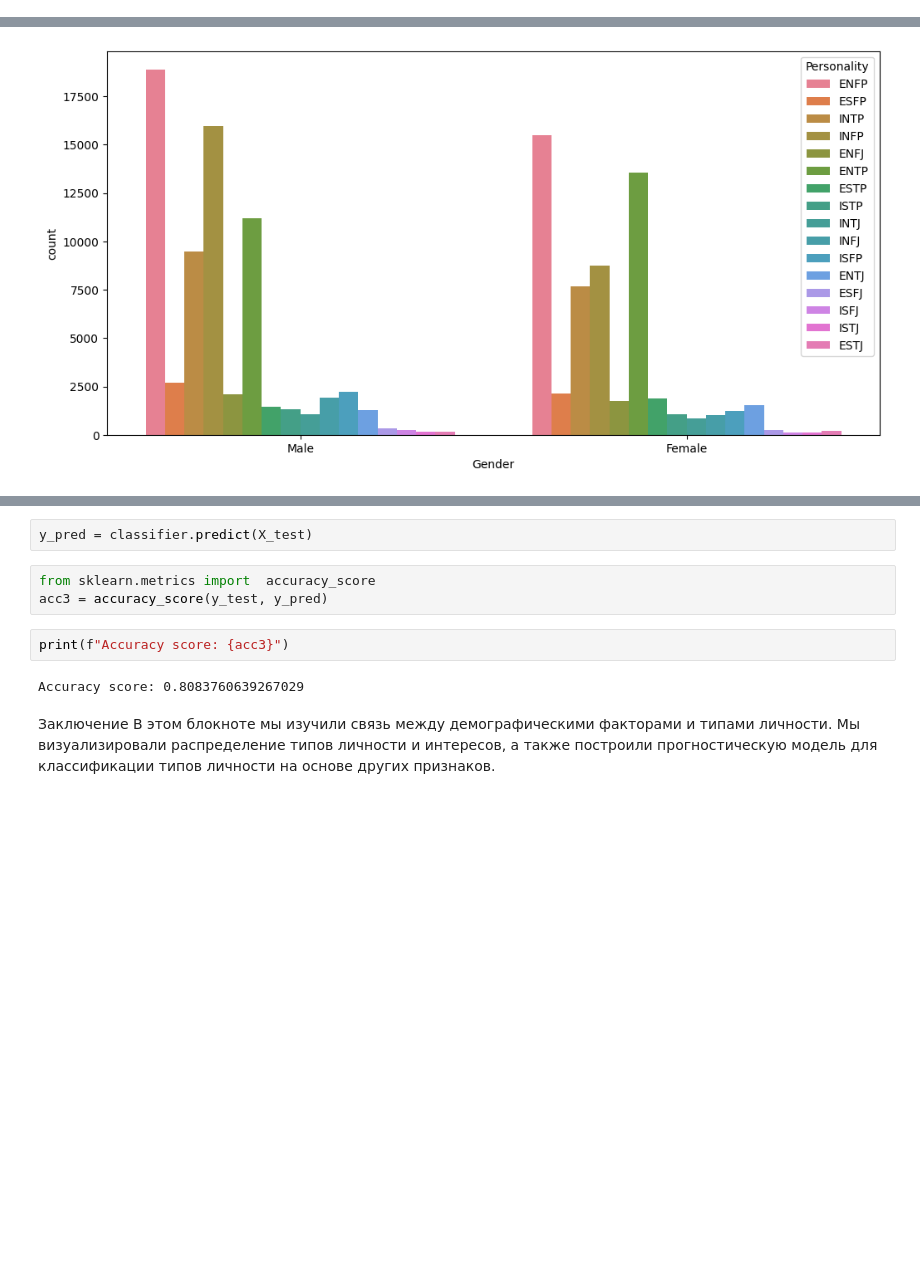
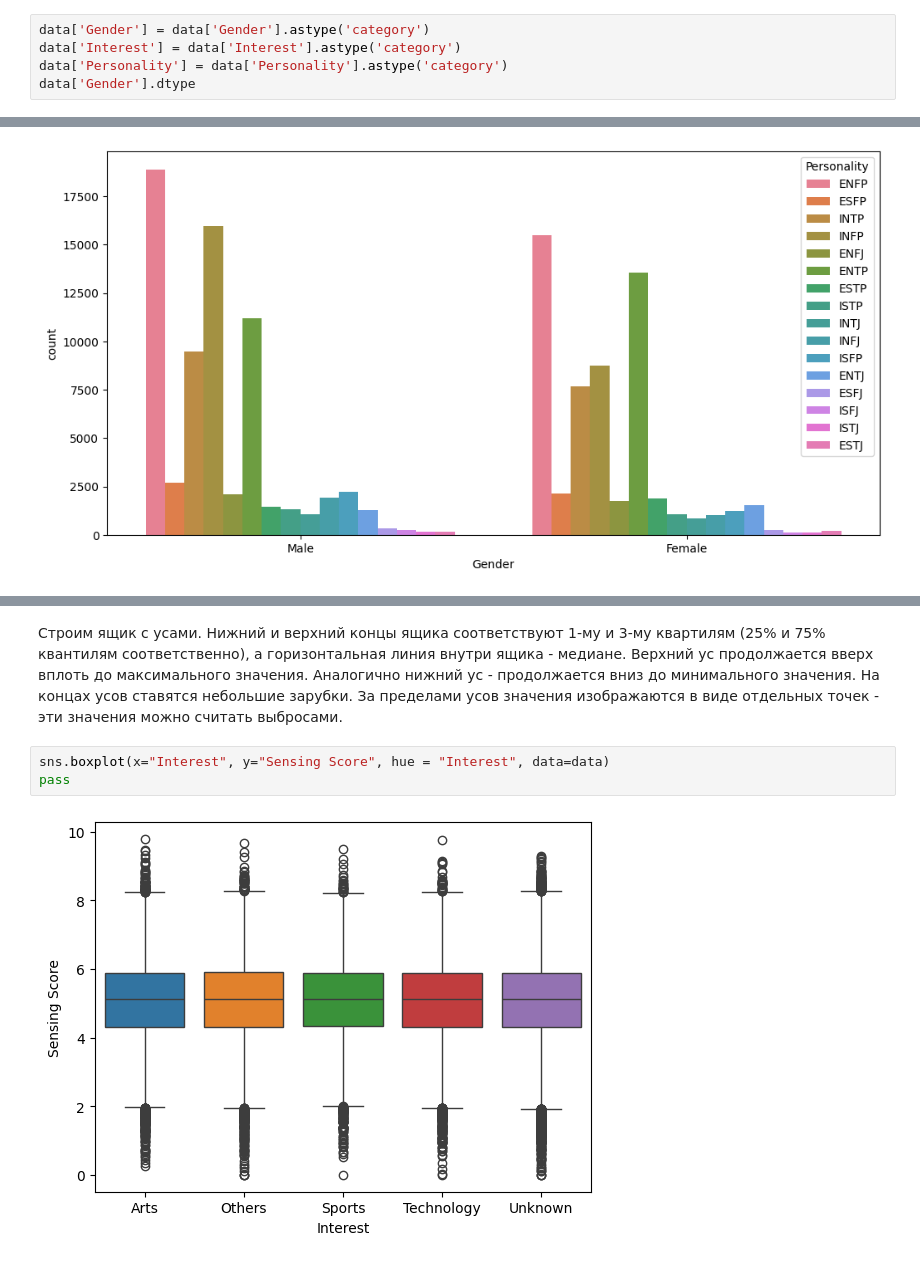
Before and after one commit to Dxppi/machineLearning, a Jupyter notebook: MBTI.ipynb, the cells around one changed output, grey strips where cells are left out. Drawn from its saved outputs; the diff is of its cells as text; blank space fills up the shorter version.

```diff
--- a/MBTI.ipynb
+++ b/MBTI.ipynb
@@ -70,0 +113,5 @@ memory usage: 8.8+ MB
+# %%
+data['Gender'] = data['Gender'].astype('category')
+data['Interest'] = data['Interest'].astype('category')
+data['Personality'] = data['Personality'].astype('category')
+data['Gender'].dtype
@@ -191,12 +177,7 @@ KNeighborsClassifier()
-# %%
-y_pred = classifier.predict(X_test)
-# %%
-from sklearn.metrics import  accuracy_score
-acc3 = accuracy_score(y_test, y_pred)
-# %%
-print(f"Accuracy score: {acc3}")
-# %% [output]
-Accuracy score: 0.8083760639267029
-# %% [markdown]
-Заключение
-В этом блокноте мы изучили связь между демографическими факторами и типами личности. Мы визуализировали распределение типов личности и интересов, а также построили прогностическую модель для классификации типов личности на основе других признаков.
+# %% [markdown]
+Строим ящик с усами. Нижний и верхний концы ящика соответствуют 1-му и 3-му квартилям (25% и 75% квантилям соответственно), а горизонтальная линия внутри ящика - медиане. Верхний ус продолжается вверх вплоть до максимального значения. Аналогично нижний ус - продолжается вниз до минимального значения. На концах усов ставятся небольшие зарубки. За пределами усов значения изображаются в виде отдельных точек - эти значения можно считать выбросами.
+# %%
+sns.boxplot(x="Interest", y="Sensing Score", hue = "Interest", data=data)
+pass
+# %% [output]
+[figure, added]
```
Also changed, not shown: parts of 78 cells of this notebook.
